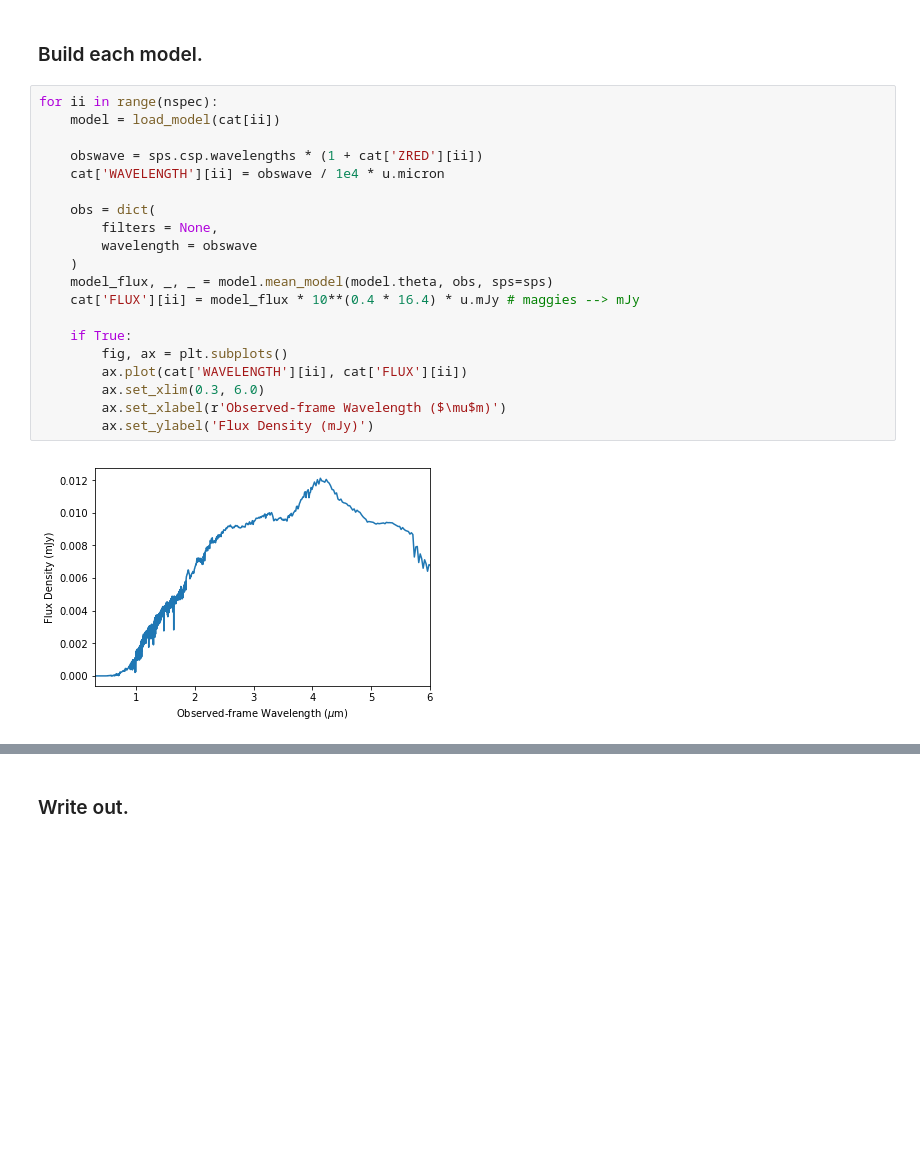
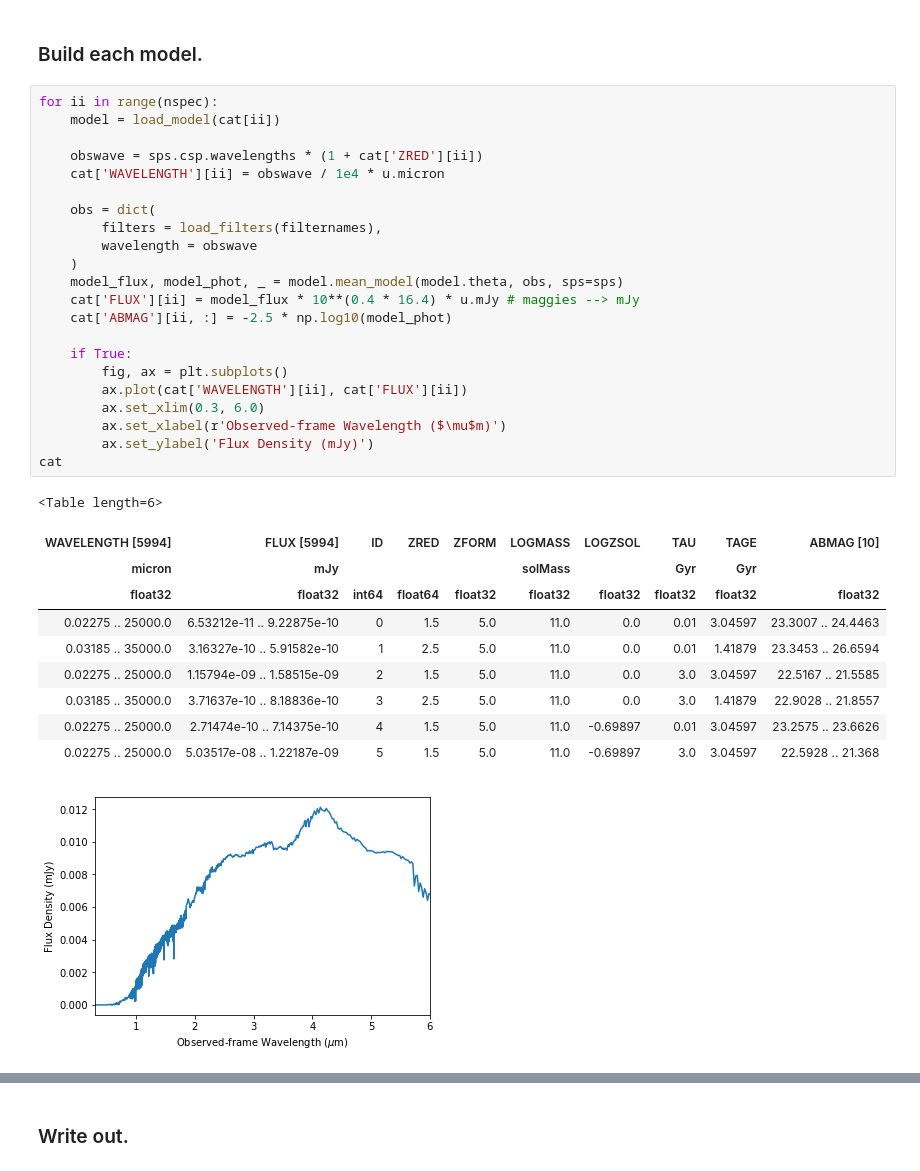
Before and after one commit to moustakas/jwstclusters, a Jupyter notebook: nb/etc-input-spectra.ipynb, the cells around one changed output, grey strips where cells are left out. Drawn from its saved outputs; the diff is of its cells as text; blank space fills up the shorter version.

```diff
--- a/nb/etc-input-spectra.ipynb
+++ b/nb/etc-input-spectra.ipynb
@@ -208,24 +218,36 @@ def load_model(cat):
 # %%
 for ii in range(nspec):
     model = load_model(cat[ii])
 
     obswave = sps.csp.wavelengths * (1 + cat['ZRED'][ii])
     cat['WAVELENGTH'][ii] = obswave / 1e4 * u.micron
 
     obs = dict(
-        filters = None,
+        filters = load_filters(filternames),
         wavelength = obswave
     )
-    model_flux, _, _ = model.mean_model(model.theta, obs, sps=sps)
+    model_flux, model_phot, _ = model.mean_model(model.theta, obs, sps=sps)
     cat['FLUX'][ii] = model_flux * 10**(0.4 * 16.4) * u.mJy # maggies --> mJy
+    cat['ABMAG'][ii, :] = -2.5 * np.log10(model_phot)
 
     if True:
         fig, ax = plt.subplots()
         ax.plot(cat['WAVELENGTH'][ii], cat['FLUX'][ii])
         ax.set_xlim(0.3, 6.0)
         ax.set_xlabel(r'Observed-frame Wavelength ($\mu$m)')
         ax.set_ylabel('Flux Density (mJy)')
+cat
 # %% [output]
+<Table length=6>
+| WAVELENGTH [5994] | FLUX [5994] | ID | ZRED | ZFORM | LOGMASS | LOGZSOL | TAU | TAGE | ABMAG [10] |
+| micron | mJy |  |  |  | solMass |  | Gyr | Gyr |  |
+| float32 | float32 | int64 | float64 | float32 | float32 | float32 | float32 | float32 | float32 |
+| 0.02275 .. 25000.0 | 6.53212e-11 .. 9.22875e-10 | 0 | 1.5 | 5.0 | 11.0 | 0.0 | 0.01 | 3.04597 | 23.3007 .. 24.4463 |
+| 0.03185 .. 35000.0 | 3.16327e-10 .. 5.91582e-10 | 1 | 2.5 | 5.0 | 11.0 | 0.0 | 0.01 | 1.41879 | 23.3453 .. 26.6594 |
+| 0.02275 .. 25000.0 | 1.15794e-09 .. 1.58515e-09 | 2 | 1.5 | 5.0 | 11.0 | 0.0 | 3.0 | 3.04597 | 22.5167 .. 21.5585 |
+| 0.03185 .. 35000.0 | 3.71637e-10 .. 8.18836e-10 | 3 | 2.5 | 5.0 | 11.0 | 0.0 | 3.0 | 1.41879 | 22.9028 .. 21.8557 |
+| 0.02275 .. 25000.0 | 2.71474e-10 .. 7.14375e-10 | 4 | 1.5 | 5.0 | 11.0 | -0.69897 | 0.01 | 3.04597 | 23.2575 .. 23.6626 |
+| 0.02275 .. 25000.0 | 5.03517e-08 .. 1.22187e-09 | 5 | 1.5 | 5.0 | 11.0 | -0.69897 | 3.0 | 3.04597 | 22.5928 .. 21.368 |
 [figure]
 [figure]
 [figure]
```
Also changed, not shown: parts of 5 cells of this notebook.
